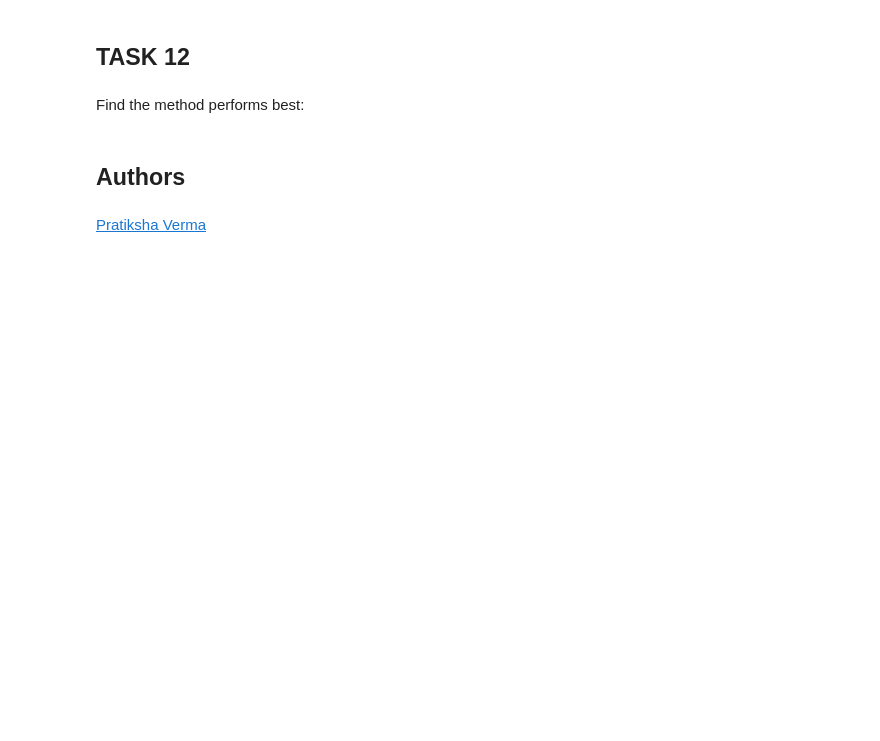
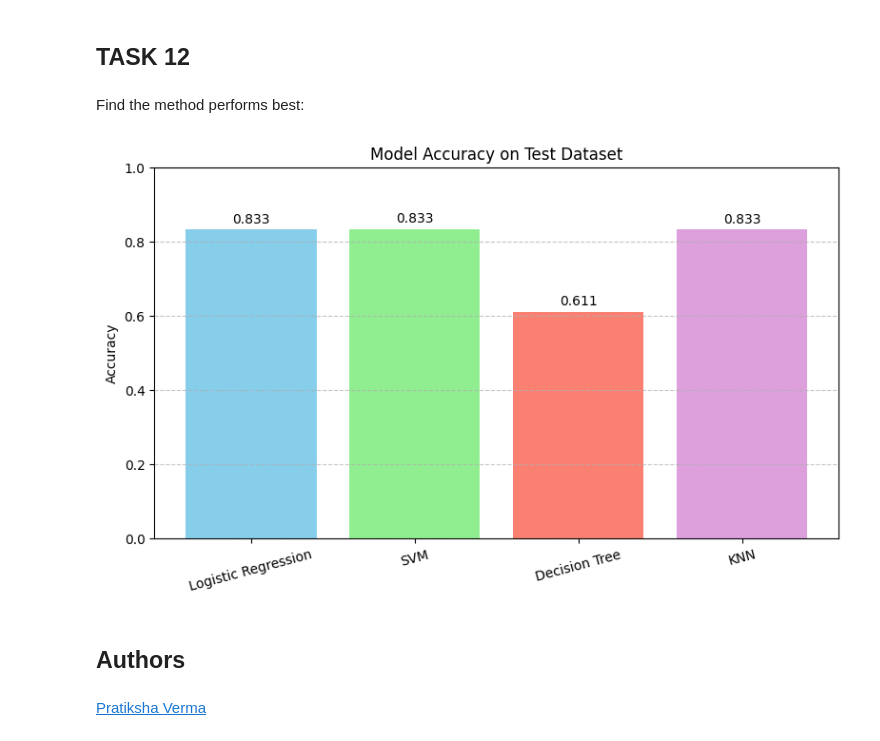
Before and after one commit to BalajiKudumu/Applied_Capstone_Project, a Jupyter notebook: 8. SpaceX_Machine Learning Prediction_Part_5.ipynb, the cells around one changed output. Drawn from its saved outputs; the diff is of its cells as text; code cells hidden in the pictures; blank space fills up the shorter version.

```diff
--- a/8. SpaceX_Machine Learning Prediction_Part_5.ipynb
+++ b/8. SpaceX_Machine Learning Prediction_Part_5.ipynb
@@ -405,6 +429,31 @@ plot_confusion_matrix(Y_test,yhat)
 ## TASK  12
 # %% [markdown]
 Find the method performs best:
+# %%
+import matplotlib.pyplot as plt
+
+# Model names and their accuracies
+models = ['Logistic Regression', 'SVM', 'Decision Tree', 'KNN']
+accuracies = [0.833, 0.8333, 0.611, 0.833]
+
+# Plotting
+plt.figure(figsize=(8,5))
+bars = plt.bar(models, accuracies, color=['skyblue', 'lightgreen', 'salmon', 'plum'])
+
+# Annotate accuracy values on top
+for bar, acc in zip(bars, accuracies):
+    yval = bar.get_height()
+    plt.text(bar.get_x() + bar.get_width()/2, yval + 0.01, f"{acc:.3f}", ha='center', va='bottom', fontsize=10)
+
+plt.title("Model Accuracy on Test Dataset")
+plt.ylabel("Accuracy")
+plt.ylim(0, 1)
+plt.xticks(rotation=15)
+plt.grid(axis='y', linestyle='--', alpha=0.7)
+plt.tight_layout()
+plt.show()
+# %% [output]
+[figure, added]
 # %% [markdown]
 ## Authors
 # %% [markdown]
```
Also changed, not shown: parts of 13 cells of this notebook.
